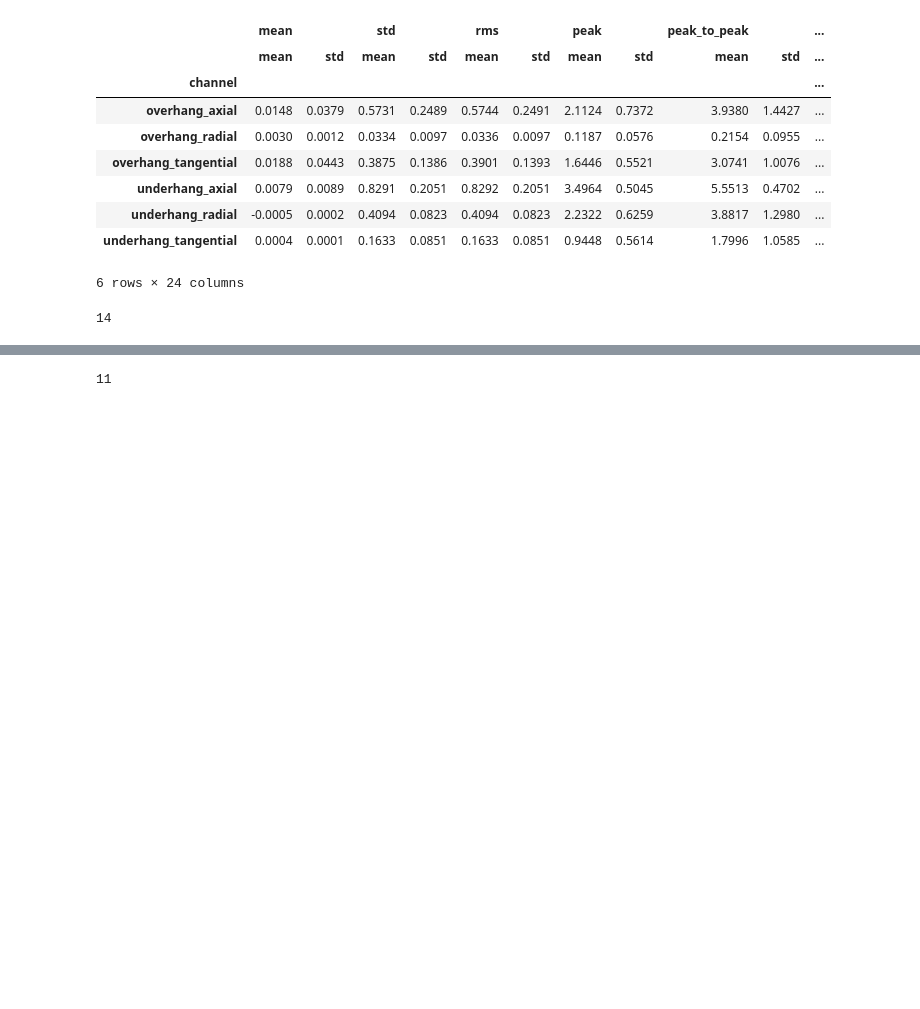
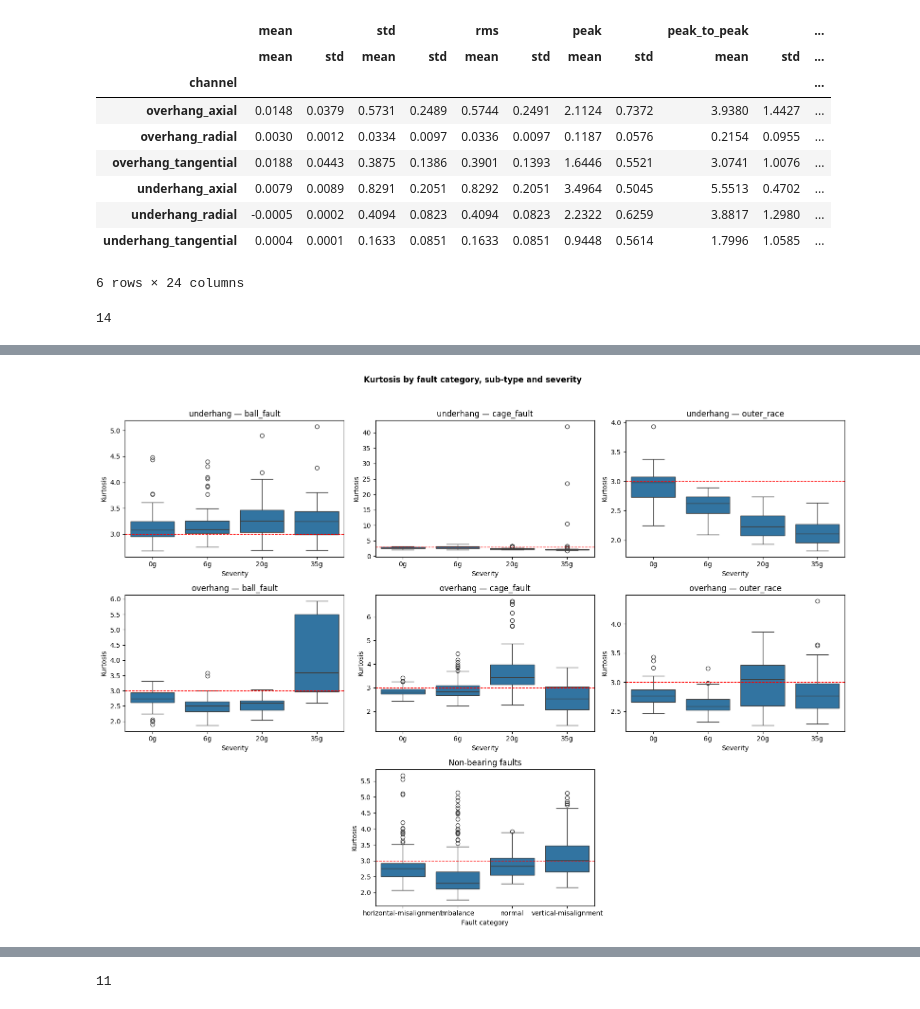
Before and after one commit to victorsillerico/fault-diagnosis-machinery, a Jupyter notebook: notebooks/phase1/02_time_domain.ipynb, the cells around one changed output, grey strips where cells are left out. Saved outputs shown, nothing was run; the diff lists cells and outputs as text; code cells hidden in the pictures; blank space fills up the shorter version.

```diff
--- a/notebooks/phase1/02_time_domain.ipynb
+++ b/notebooks/phase1/02_time_domain.ipynb
@@ -175,0 +155,62 @@ features_df = pd.DataFrame(my_records)
+# %%
+from scipy import stats
+from joblib import Parallel, delayed
+
+# Step 1 — compute kurtosis using the correct channel per fault position
+def compute_features_single(row):
+    channel = "overhang_radial" if row["fault_category"] == "overhang" else "underhang_radial"
+    col_index = CHANNEL_NAMES.index(channel)
+    signal = pd.read_csv(row["file_path"], header=None, usecols=[col_index])
+    x = signal.iloc[:, 0].values
+    return {
+        "fault_category": row["fault_category"],
+        "sub_type":       row["sub_type"],
+        "severity":       row["severity"],
+        "rotation_hz":    row["rotation_hz"],
+        "kurtosis":       float(stats.kurtosis(x, fisher=False)),
+        "rms":            float(np.sqrt(np.mean(x**2))),
+    }
+
+results = Parallel(n_jobs=-1)(
+    delayed(compute_features_single)(row)
+    for row in df_metadata.to_dict("records")
+)
+features_df = pd.DataFrame(results)
+
+# Step 2 — plot: 2x3 grid for bearing faults, one extra row for non-bearing
+fig, axes = plt.subplots(3, 3, figsize=(16, 12))
+
+positions  = ["underhang", "overhang"]
+sub_types  = ["ball_fault", "cage_fault", "outer_race"]
+sev_order  = ["0g", "6g", "20g", "35g"]
+
+for row_idx, position in enumerate(positions):
+    for col_idx, sub_type in enumerate(sub_types):
+        ax = axes[row_idx, col_idx]
+        data = features_df[
+            (features_df["fault_category"] == position) &
+            (features_df["sub_type"] == sub_type)
+        ]
+        sns.boxplot(data=data, x="severity", y="kurtosis", order=sev_order, ax=ax)
+        ax.axhline(3, color="red", linestyle="--", linewidth=1)
+        ax.set_title(f"{position} — {sub_type}")
+        ax.set_xlabel("Severity")
+        ax.set_ylabel("Kurtosis")
+
+# Bottom row — non-bearing categories
+non_bearing = features_df[~features_df["fault_category"].isin(["underhang", "overhang"])]
+sns.boxplot(data=non_bearing, x="fault_category", y="kurtosis", ax=axes[2, 1])
+axes[2, 1].axhline(3, color="red", linestyle="--", linewidth=1)
+axes[2, 1].set_title("Non-bearing faults")
+axes[2, 1].set_xlabel("Fault category")
+axes[2, 1].set_ylabel("Kurtosis")
+
+# Hide unused subplots in the bottom row
+axes[2, 0].set_visible(False)
+axes[2, 2].set_visible(False)
+
+fig_3.suptitle("Kurtosis by fault category, sub-type and severity", fontweight="bold")
+plt.tight_layout(rect=[0, 0, 1, 0.96])
+plt.show()
+# %% [output]
+[figure, added]
```
Also changed, not shown: parts of 8 cells of this notebook.
